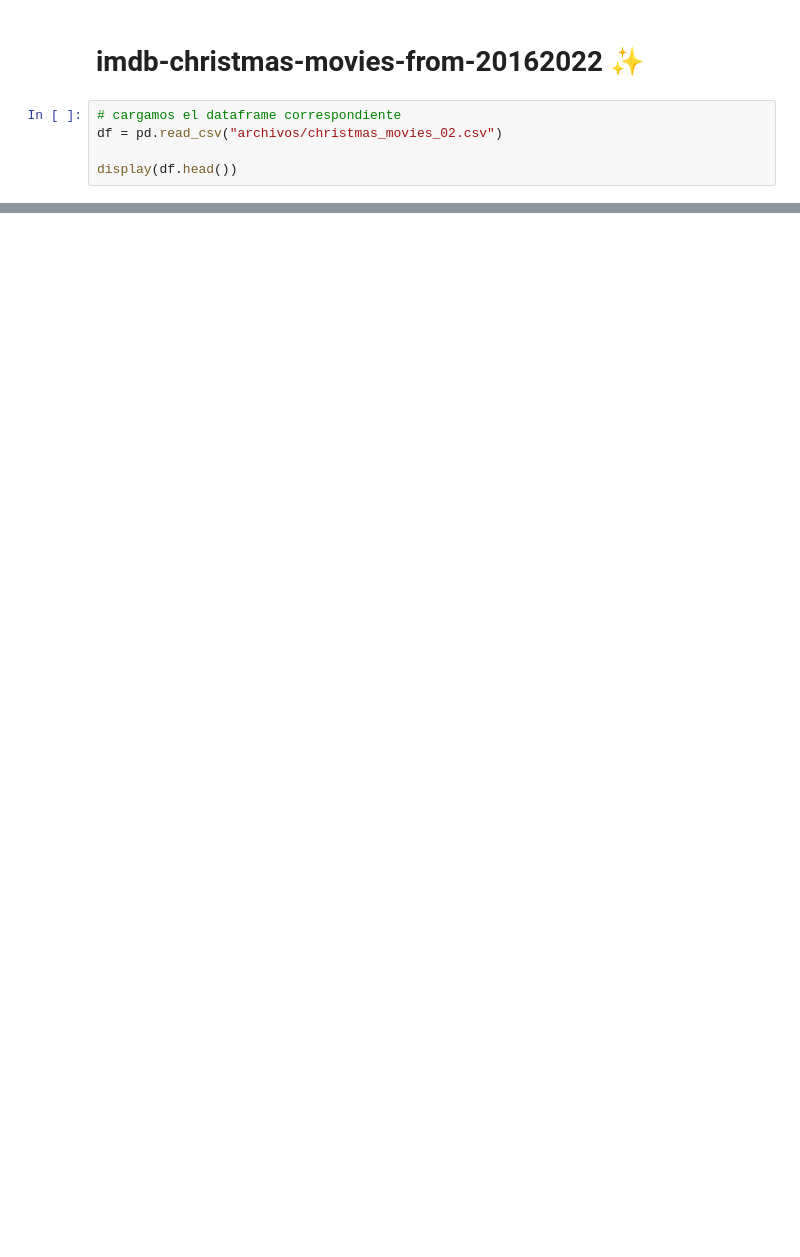
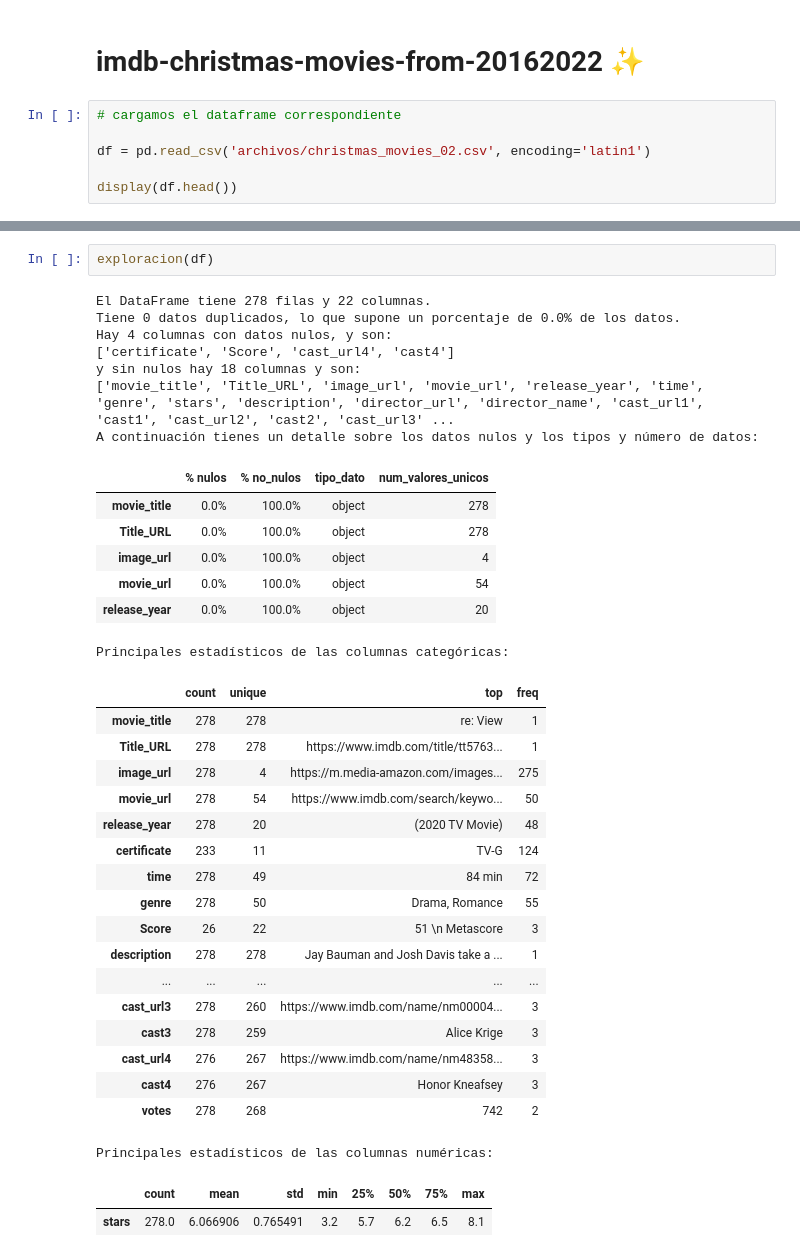
Before and after one commit to Zoraida-AP/promo-k-mod-4-proyecto, a Jupyter notebook: EDA_peliculas.ipynb, the cells around one changed output, grey strips where cells are left out. Drawn from its saved outputs; the diff is of its cells as text; blank space fills up the shorter version.

Commit message:
update doc y EDA movies finalizados

```diff
--- a/EDA_peliculas.ipynb
+++ b/EDA_peliculas.ipynb
@@ -112,7 +190,8 @@ get_duplicate_rows(df)
 # imdb-christmas-movies-from-20162022 ✨
 # %%
 # cargamos el dataframe correspondiente
-df = pd.read_csv("archivos/christmas_movies_02.csv")
+
+df = pd.read_csv('archivos/christmas_movies_02.csv', encoding='latin1')
 
 display(df.head())
 # %% [output]
@@ -119,0 +204,37 @@ UnicodeDecodeError: 'utf-8' codec can't decode byte 0xed in position 6217: inval
+# %%
+exploracion(df)
+# %% [output]
+El DataFrame tiene 278 filas y 22 columnas.
+Tiene 0 datos duplicados, lo que supone un porcentaje de 0.0% de los datos.
+Hay 4 columnas con datos nulos, y son:
+['certificate', 'Score', 'cast_url4', 'cast4']
+y sin nulos hay 18 columnas y son:
+['movie_title', 'Title_URL', 'image_url', 'movie_url', 'release_year', 'time', 'genre', 'stars', 'description', 'director_url', 'director_name', 'cast_url1', 'cast1', 'cast_url2', 'cast2', 'cast_url3' ...
+A continuación tienes un detalle sobre los datos nulos y los tipos y número de datos:
+|  | % nulos | % no_nulos | tipo_dato | num_valores_unicos |
+| movie_title | 0.0% | 100.0% | object | 278 |
+| Title_URL | 0.0% | 100.0% | object | 278 |
+| image_url | 0.0% | 100.0% | object | 4 |
+| movie_url | 0.0% | 100.0% | object | 54 |
+| release_year | 0.0% | 100.0% | object | 20 |
+Principales estadísticos de las columnas categóricas:
+|  | count | unique | top | freq |
+| movie_title | 278 | 278 | re: View | 1 |
+| Title_URL | 278 | 278 | https://www.imdb.com/title/tt5763... | 1 |
+| image_url | 278 | 4 | https://m.media-amazon.com/images... | 275 |
+| movie_url | 278 | 54 | https://www.imdb.com/search/keywo... | 50 |
+| release_year | 278 | 20 | (2020 TV Movie) | 48 |
+| certificate | 233 | 11 | TV-G | 124 |
+| time | 278 | 49 | 84 min | 72 |
+| genre | 278 | 50 | Drama, Romance | 55 |
+| Score | 26 | 22 | 51 \n Metascore | 3 |
+| description | 278 | 278 | Jay Bauman and Josh Davis take a ... | 1 |
+| ... | ... | ... | ... | ... |
+| cast_url3 | 278 | 260 | https://www.imdb.com/name/nm00004... | 3 |
+| cast3 | 278 | 259 | Alice Krige | 3 |
+| cast_url4 | 276 | 267 | https://www.imdb.com/name/nm48358... | 3 |
+| cast4 | 276 | 267 | Honor Kneafsey | 3 |
+| votes | 278 | 268 | 742 | 2 |
+Principales estadísticos de las columnas numéricas:
+|  | count | mean | std | min | 25% | 50% | 75% | max |
+| stars | 278.0 | 6.066906 | 0.765491 | 3.2 | 5.7 | 6.2 | 6.5 | 8.1 |
```
Also changed, not shown: parts of 7 cells of this notebook, 1 other file.
